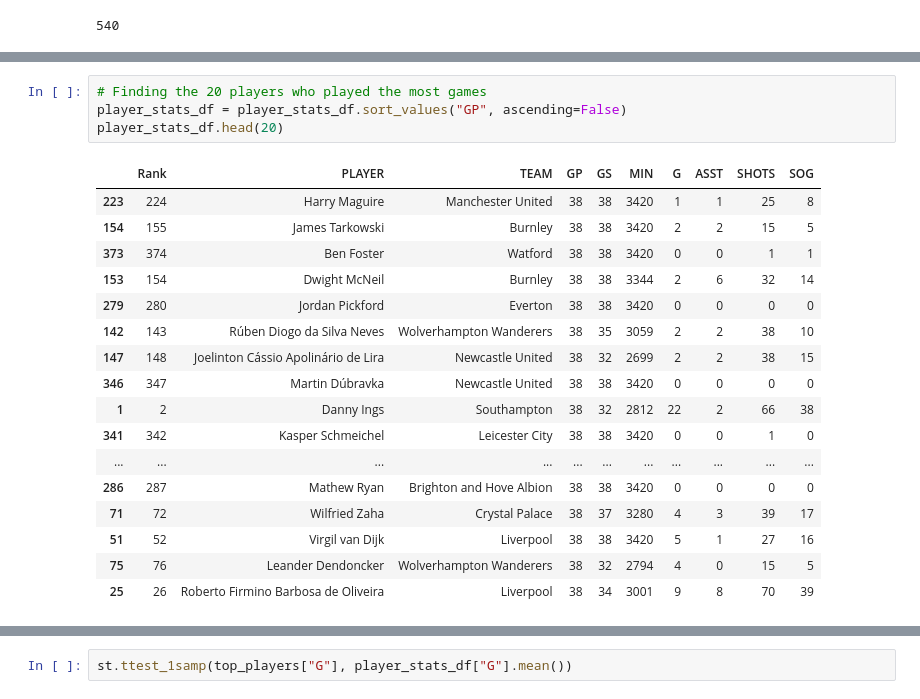
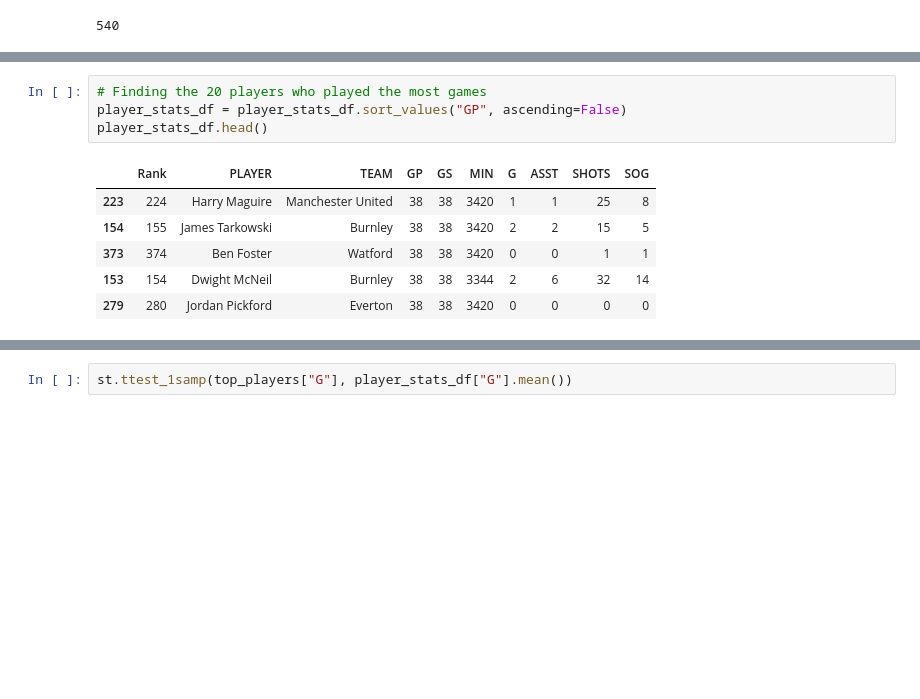
Before and after one commit to vdescioli/project1_PremierGroup, a Jupyter notebook: main.ipynb, the cells around one changed output, grey strips where cells are left out. Cells and saved outputs as stored; diff of their text form; blank space fills up the shorter version.

```diff
--- a/main.ipynb
+++ b/main.ipynb
@@ -52,22 +49,11 @@ player_stats_df.head(20)
 # %%
 # Finding the 20 players who played the most games
 player_stats_df = player_stats_df.sort_values("GP", ascending=False)
-player_stats_df.head(20)
+player_stats_df.head()
 # %% [output]
 |  | Rank | PLAYER | TEAM | GP | GS | MIN | G | ASST | SHOTS | SOG |
 | 223 | 224 | Harry Maguire | Manchester United | 38 | 38 | 3420 | 1 | 1 | 25 | 8 |
 | 154 | 155 | James Tarkowski | Burnley | 38 | 38 | 3420 | 2 | 2 | 15 | 5 |
 | 373 | 374 | Ben Foster | Watford | 38 | 38 | 3420 | 0 | 0 | 1 | 1 |
 | 153 | 154 | Dwight McNeil | Burnley | 38 | 38 | 3344 | 2 | 6 | 32 | 14 |
 | 279 | 280 | Jordan Pickford | Everton | 38 | 38 | 3420 | 0 | 0 | 0 | 0 |
-| 142 | 143 | Rúben Diogo da Silva Neves | Wolverhampton Wanderers | 38 | 35 | 3059 | 2 | 2 | 38 | 10 |
-| 147 | 148 | Joelinton Cássio Apolinário de Lira | Newcastle United | 38 | 32 | 2699 | 2 | 2 | 38 | 15 |
-| 346 | 347 | Martin Dúbravka | Newcastle United | 38 | 38 | 3420 | 0 | 0 | 0 | 0 |
-| 1 | 2 | Danny Ings | Southampton | 38 | 32 | 2812 | 22 | 2 | 66 | 38 |
-| 341 | 342 | Kasper Schmeichel | Leicester City | 38 | 38 | 3420 | 0 | 0 | 1 | 0 |
-| ... | ... | ... | ... | ... | ... | ... | ... | ... | ... | ... |
-| 286 | 287 | Mathew Ryan | Brighton and Hove Albion | 38 | 38 | 3420 | 0 | 0 | 0 | 0 |
-| 71 | 72 | Wilfried Zaha | Crystal Palace | 38 | 37 | 3280 | 4 | 3 | 39 | 17 |
-| 51 | 52 | Virgil van Dijk | Liverpool | 38 | 38 | 3420 | 5 | 1 | 27 | 16 |
-| 75 | 76 | Leander Dendoncker | Wolverhampton Wanderers | 38 | 32 | 2794 | 4 | 0 | 15 | 5 |
-| 25 | 26 | Roberto Firmino Barbosa de Oliveira | Liverpool | 38 | 34 | 3001 | 9 | 8 | 70 | 39 |
```
Also changed, not shown: parts of 11 cells of this notebook, 2 other files.
